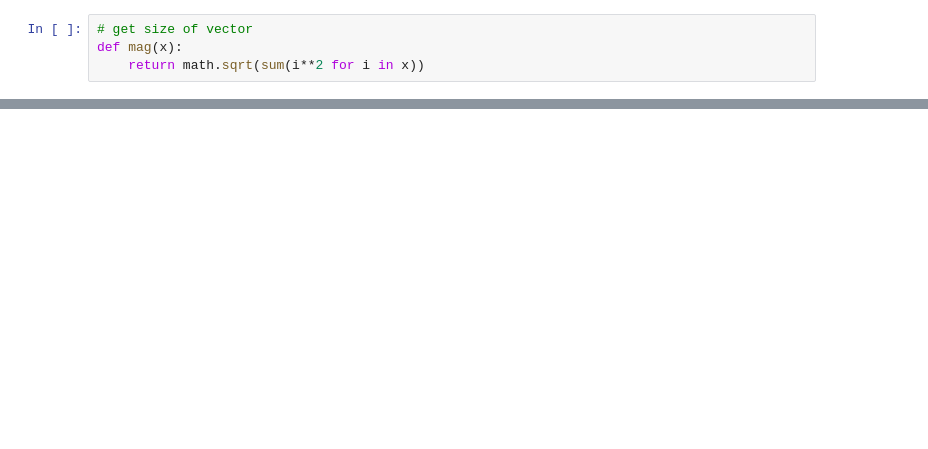
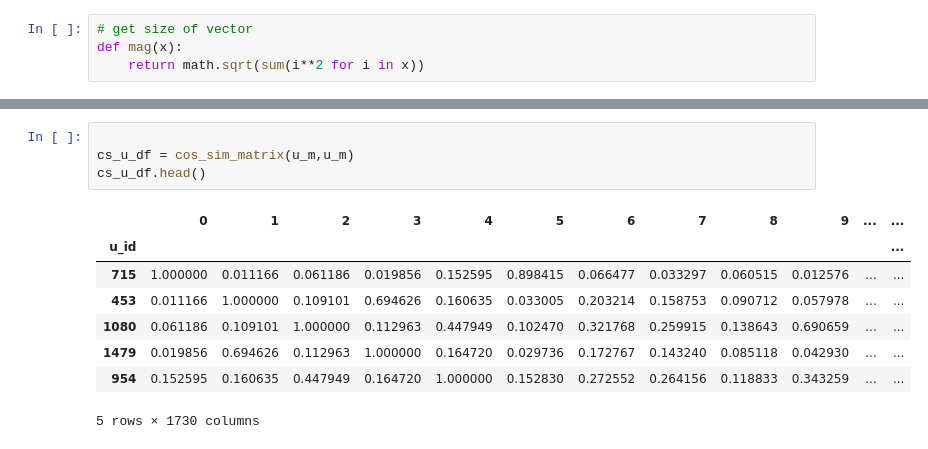
Before and after one commit to moonjeong-j/dl-ncf-cbf-recommendation, a Jupyter notebook: source_code/6. Eat_CBF.ipynb, the cells around one changed output, grey strips where cells are left out. Saved outputs shown, nothing was run; the diff lists cells and outputs as text; blank space fills up the shorter version.

```diff
--- a/source_code/6. Eat_CBF.ipynb
+++ b/source_code/6. Eat_CBF.ipynb
@@ -115,0 +110,13 @@ u_m.to_csv('/content/drive/MyDrive/Colab Notebooks/data/normalized_user_matrix.c
+# %%
+
+cs_u_df = cos_sim_matrix(u_m,u_m)
+cs_u_df.head()
+# %% [output]
+|  | 0 | 1 | 2 | 3 | 4 | 5 | 6 | 7 | 8 | 9 | ... | ... |
+| u_id |  |  |  |  |  |  |  |  |  |  |  | ... |
+| 715 | 1.000000 | 0.011166 | 0.061186 | 0.019856 | 0.152595 | 0.898415 | 0.066477 | 0.033297 | 0.060515 | 0.012576 | ... | ... |
+| 453 | 0.011166 | 1.000000 | 0.109101 | 0.694626 | 0.160635 | 0.033005 | 0.203214 | 0.158753 | 0.090712 | 0.057978 | ... | ... |
+| 1080 | 0.061186 | 0.109101 | 1.000000 | 0.112963 | 0.447949 | 0.102470 | 0.321768 | 0.259915 | 0.138643 | 0.690659 | ... | ... |
+| 1479 | 0.019856 | 0.694626 | 0.112963 | 1.000000 | 0.164720 | 0.029736 | 0.172767 | 0.143240 | 0.085118 | 0.042930 | ... | ... |
+| 954 | 0.152595 | 0.160635 | 0.447949 | 0.164720 | 1.000000 | 0.152830 | 0.272552 | 0.264156 | 0.118833 | 0.343259 | ... | ... |
+5 rows × 1730 columns
```
Also changed, not shown: parts of 47 cells of this notebook, 4 other files.
